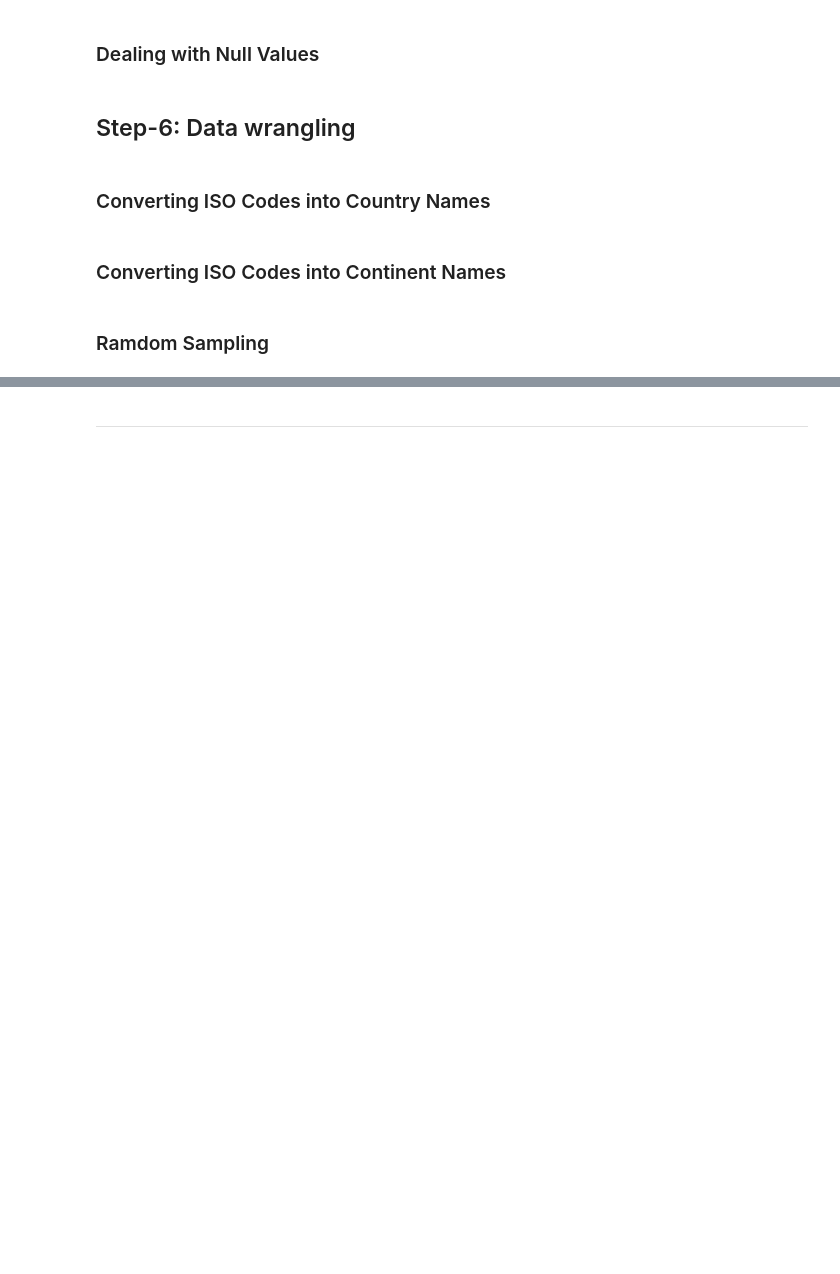
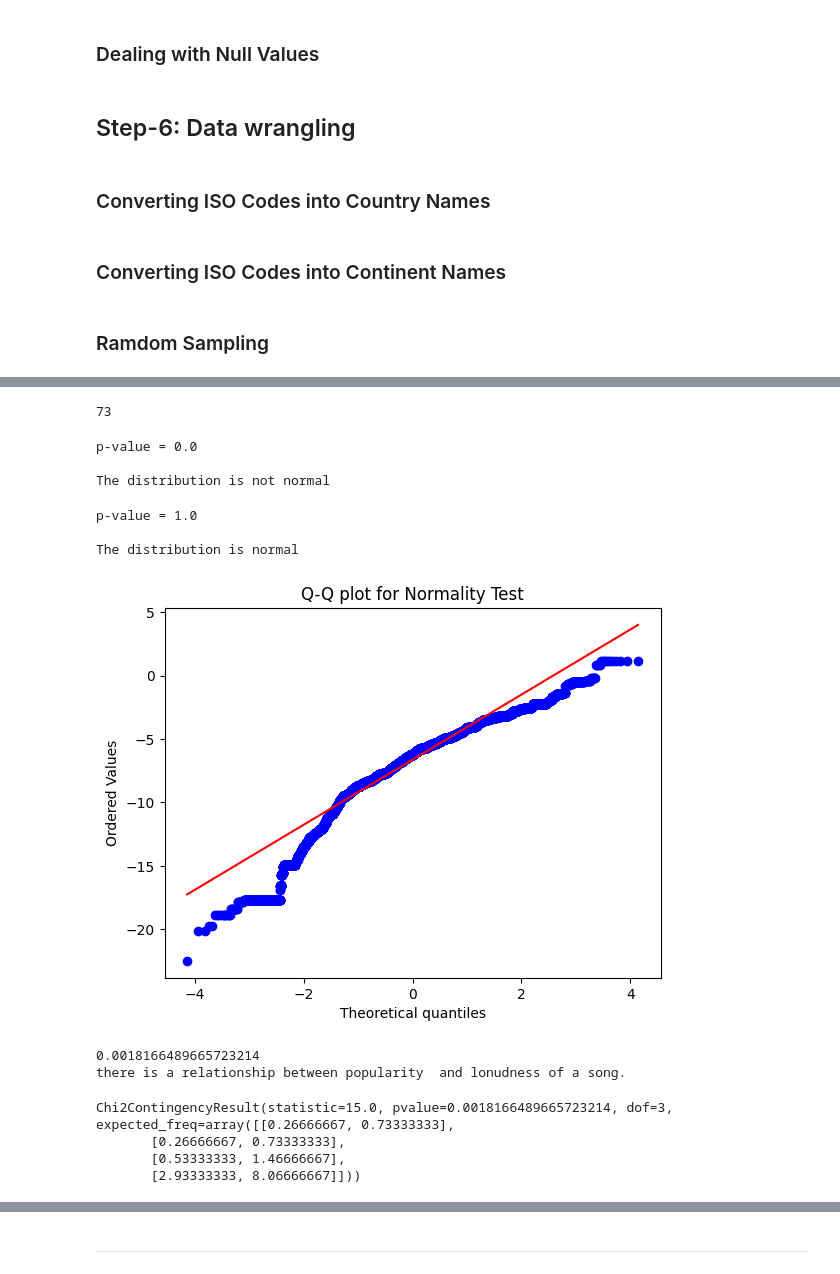
Before and after one commit to ahsanbt/ihsanbt, a Jupyter notebook: Group_2_Top_spotify_songs_EDA.ipynb, the cells around one changed output, grey strips where cells are left out. Cells and saved outputs as stored; diff of their text form; code cells hidden in the pictures; blank space fills up the shorter version.

```diff
--- a/Group_2_Top_spotify_songs_EDA.ipynb
+++ b/Group_2_Top_spotify_songs_EDA.ipynb
@@ -393,0 +394,66 @@ df.sample(5)
+# %%
+df['country_name'].nunique()
+# %% [output]
+73
+# %%
+# Shapiro wilk test
+statistic, p = stats.shapiro(df['loudness'])
+
+# Print the results using if-else condition.
+print('p-value =', p , '\n')
+if p < 0.05:
+    print('The distribution is not normal\n')
+else:
+    print('The distribution is normal\n')
+# %% [output]
+p-value = 0.0
+
+The distribution is not normal
+# %%
+df['log_lou'] = np.log(df['loudness'])
+# %%
+# Shapiro wilk test
+statistic, p = stats.shapiro(df['log_lou'])
+
+# Print the results using if-else condition.
+print('p-value =', p , '\n')
+if p < 0.05:
+    print('The distribution is not normal\n')
+else:
+    print('The distribution is normal\n')
+# %% [output]
+p-value = 1.0
+
+The distribution is normal
+# %%
+# Q-Q Plot (Quantile-Quantile Plot)
+stats.probplot(df['loudness'], dist="norm", plot=plt)
+plt.title("Q-Q plot for Normality Test")
+plt.show()
+# %% [output]
+[figure, added]
+# %%
+contigency_table = pd.crosstab(df['popularity'], df['log_lou'])
+# Perform chi-square test on the contigency table.
+
+chi2, p_value, dof, expected = stats.chi2_contingency(contigency_table)
+# print the results by using the if else conditions.
+print(p_value)
+
+if p_value < 0.05:
+    print("there is a relationship between popularity  and lonudness of a song.")
+else:
+    print("there is no relationship between popularity  and lonudness of the songs.")
+# %% [output]
+0.0018166489665723214
+there is a relationship between popularity  and lonudness of a song.
+# %%
+scipy.stats.chisquare(df["popularity"].value_counts())
+scipy.stats.chisquare(df["log_lou"].value_counts())
+cont = pd.crosstab(df["popularity"],df["log_lou"])
+scipy.stats.chi2_contingency(cont)
+# %% [output]
+Chi2ContingencyResult(statistic=15.0, pvalue=0.0018166489665723214, dof=3, expected_freq=array([[0.26666667, 0.73333333],
+       [0.26666667, 0.73333333],
+       [0.53333333, 1.46666667],
+       [2.93333333, 8.06666667]]))
```
Also changed, not shown: parts of 70 cells of this notebook.
